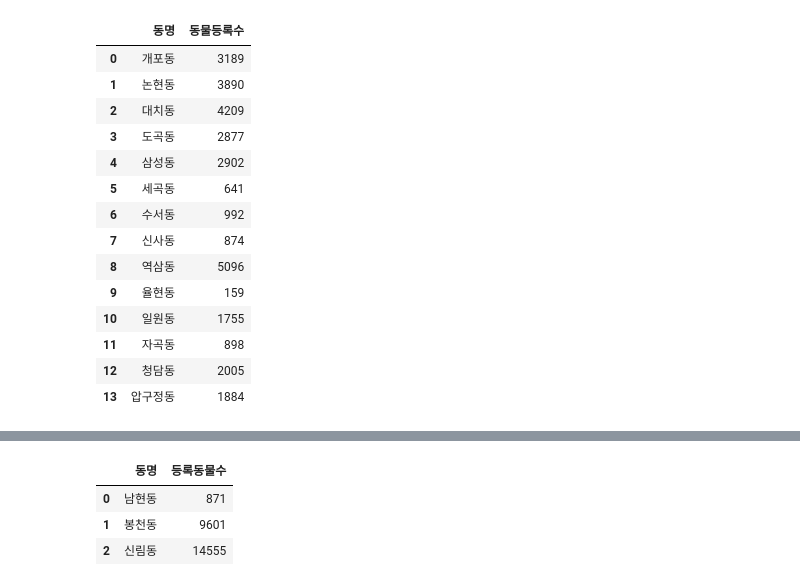
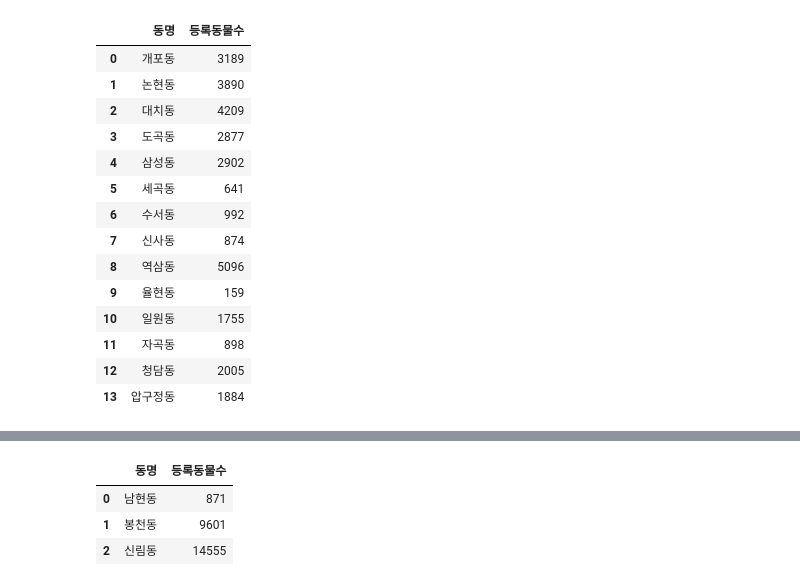
Before and after one commit to y109240/dataAnalysis, a Jupyter notebook: 데이터분석_미니프로젝트.ipynb, the cells around one changed output, grey strips where cells are left out. Drawn from its saved outputs; the diff is of its cells as text; code cells hidden in the pictures.

```diff
--- a/데이터분석_미니프로젝트.ipynb
+++ b/데이터분석_미니프로젝트.ipynb
@@ -6,10 +12,10 @@ import pandas as pd
 # %%
 강남구 = pd.read_csv('반려동물/강남구.csv', encoding='cp949')
 강남구 = 강남구[['동명', '동물 등록수']]
-강남구.columns = ['동명', '동물등록수']
+강남구.columns = ['동명', '등록동물수']
 강남구
 # %% [output]
-|  | 동명 | 동물등록수 |
+|  | 동명 | 등록동물수 |
 | 0 | 개포동 | 3189 |
 | 1 | 논현동 | 3890 |
 | 2 | 대치동 | 4209 |
```
Also changed, not shown: parts of 30 cells of this notebook.
